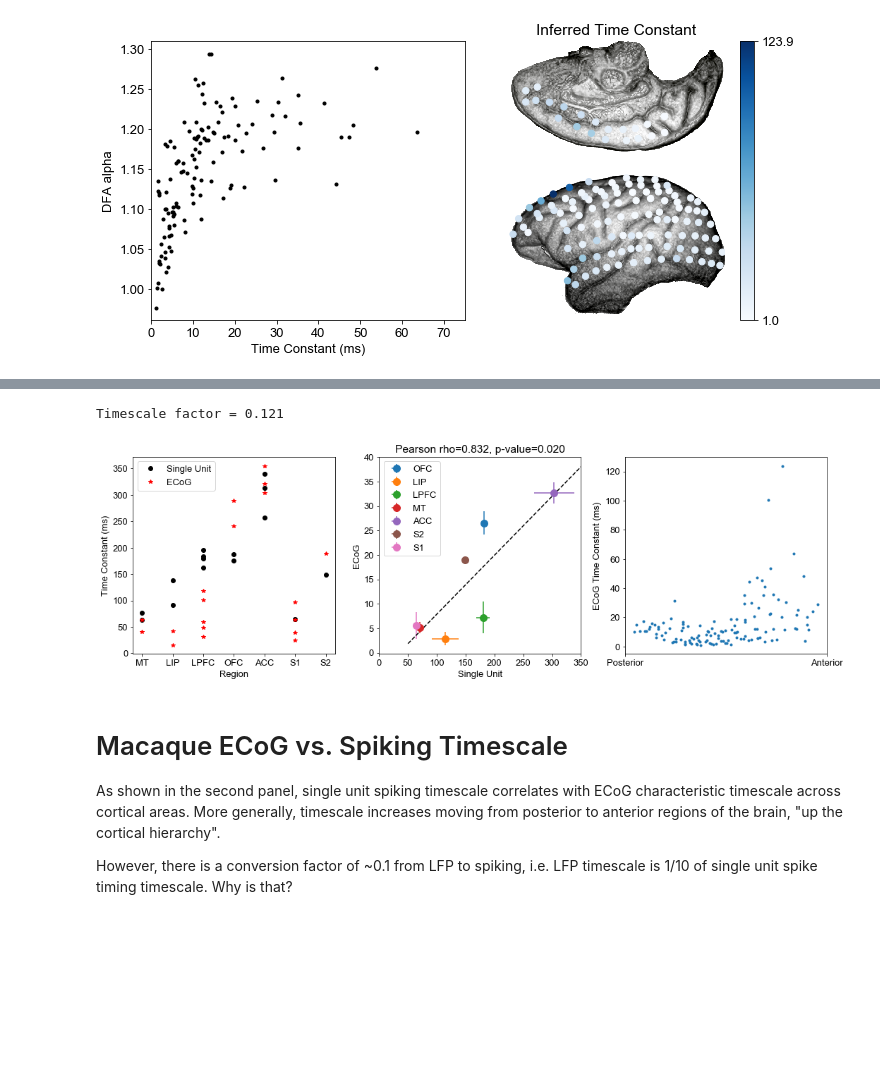
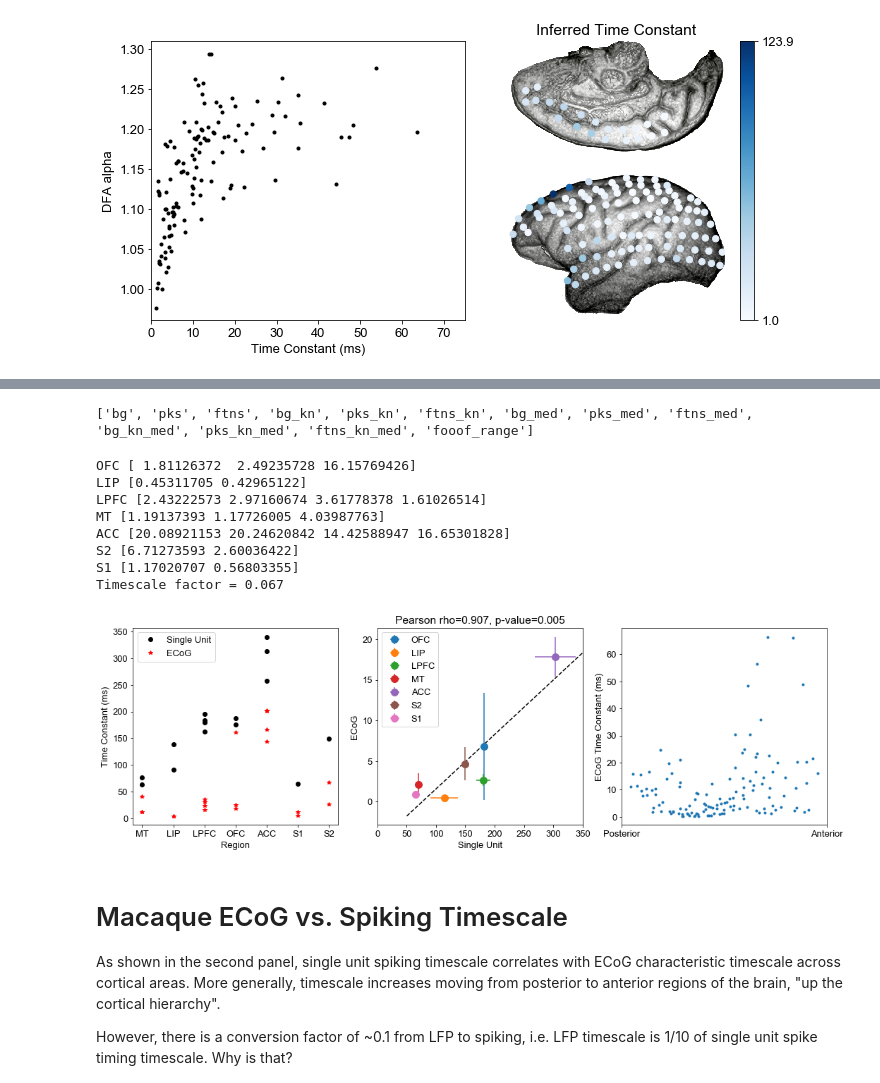
Before and after one commit to rdgao/SpaceRecon, a Jupyter notebook: notebooks/NeuroTycho/macaque_timescale.ipynb, the cells around one changed output, grey strips where cells are left out. Drawn from its saved outputs; the diff is of its cells as text; code cells hidden in the pictures; blank space fills up the shorter version.

Commit message:
got new psd and fooof pipeline working, new time constant estimates from 8 sessions (2 monkeys) plotted

```diff
--- a/notebooks/NeuroTycho/macaque_timescale.ipynb
+++ b/notebooks/NeuroTycho/macaque_timescale.ipynb
@@ -175,14 +275,41 @@ plt.tight_layout()
+# %%
+# loading fooof results
+basefolder = '/Users/rdgao/Documents/data/NeuroTycho/results/'
+monkey = 'chibi'
+
+if monkey is 'chibi':
+    chibi_ctx_file = '/Users/rdgao/Documents/data/NeuroTycho/Propofol/GridLocations/20110621KTMD_Anesthesia+and+Sleep_Chibi_Toru+Yanagawa_mat_2Dimg/ChibiMap.mat'
+    chibi_map = '/Users/rdgao/Documents/data/NeuroTycho/Propofol/GridLocations/brainmap-Chibi-v2.jpg'
+    ctx_mat = sp.io.loadmat(chibi_ctx_file, squeeze_me=True)
+    loc_inds = {'MT':[3,4,109], 'LIP':[10,11], 'LPFC':[14,15,25,26], 'OFC':[23,34,45], 'ACC':[52,57,58,59], 'S1':[9,19], 'S2':[95,108]}
+    sessionfile = 'Propofol_20120730PF_Anesthesia_and_Sleep_Chibi_Toru_Yanagawa_mat_ECoG128.npz'
+
+elif monkey is 'george':
+    george_ctx_file = '/Users/rdgao/Documents/data/NeuroTycho/Propofol/GridLocations/20110112KTMD_Anesthesia+and+Sleep_George_Toru+Yanagawa_mat_2Dimg/GeorgeMap.mat'
+    george_map = '/Users/rdgao/Documents/data/NeuroTycho/Propofol/GridLocations/Brainmap-George-v2.jpg'
+    ctx_mat = sp.io.loadmat(george_ctx_file, squeeze_me=True)
+    loc_inds = {'MT':[4,13,22], 'LIP':[10,11,20,21], 'LPFC':[15,24,25,26], 'OFC':[45,66], 'ACC':[52,57,58,59], 'S1':[18,19,30], 'S2':[1,2,9,108]}
+    sessionfile = 'Propofol_20120731PF_Anesthesia_and_Sleep_George_Toru_Yanagawa_mat_ECoG128.npz'
+
+conds = ['0_EyesOpen_', '1_EyesClosed_', '2_Delivery_', '3_Anesthesia_']
+
+cond = conds[0]
+fooof_data = load_fooof_results(basefolder+'psd/1sec_win/fooof/', cond+sessionfile)
+# %% [output]
+['bg', 'pks', 'ftns', 'bg_kn', 'pks_kn', 'ftns_kn', 'bg_med', 'pks_med', 'ftns_med', 'bg_kn_med', 'pks_kn_med', 'ftns_kn_med', 'fooof_range']
 # %%
 cell_ts = {'MT':[77.,64.], 'LIP':[138., 91.], 'LPFC':[184.,180.,195.,162.], 'OFC':[176.,188.], 'ACC':[313.,340.,257.], 'S1':[65.], 'S2':[149.]}
-loc_inds = {'MT':[4,109], 'LIP':[3,11], 'LPFC':[5,6,14,15,26], 'OFC':[45,46], 'ACC':[52,58,59], 'S1':[1,8,9,108], 'S2':[95]}
 loc_ord = ['OFC', 'LIP', 'LPFC', 'MT', 'ACC', 'S2', 'S1']
 plot_ord = [4,2,3,1,5,7,6]
 
-cond = 0
-tau_knee = tau_from_C(fooof_data_all[cond][:,1,1])*1000
-slope_knee = fooof_data_all[cond][:,2,1]
-slope_lin = fooof_data_all[cond][:,2,0]
-slope_noise = fooof_data_all[cond][:,2,2]
+# cond = 1
+# tau_knee = tau_from_C(fooof_data_all[cond][:,1,1])*1000
+
+tau_knee = tau_from_C(fooof_data['bg_kn'][:,1])*1000
+
+# slope_knee = fooof_data_all[cond][:,2,1]
+# slope_lin = fooof_data_all[cond][:,2,0]
+# slope_noise = fooof_data_all[cond][:,2,2]
 #tau_knee = slope_knee
 ts_factor = 10
 ts_mean = []
@@ -196,37 +323,44 @@ for i,key in enumerate(loc_ord):
     plt.subplot(1,3,2)
     plt.errorbar(t_cell.mean(), t_region.mean(), yerr=t_region.std(), xerr=t_cell.std(), fmt='o', ms=10, label=key)
     ts_mean.append([t_cell.mean(), t_region.mean()])
-    #print(key,t_region)
+    print(key,t_region)
 
 ts_mean = np.asarray(ts_mean)
 
 plt.subplot(1,3,1)
 plt.xticks(plot_ord,loc_ord)
 plt.xlabel('Region')
 plt.ylabel('Time Constant (ms)')
 plt.legend(['Single Unit', 'ECoG'])
 
 plt.subplot(1,3,2)
 W = np.polyfit(ts_mean[:,0], ts_mean[:,1], deg=1)
 XL = np.array(plt.xlim())
 plt.plot(XL, XL*W[0]+W[1], 'k--')
 print('Timescale factor = %.3f'%W[0])
 plt.title('Pearson rho=%.3f, p-value=%.3f'%sp.stats.pearsonr(ts_mean[:,0], ts_mean[:,1]))
 
 plt.legend()
 plt.xlim([0,350])
 plt.xlabel('Single Unit')
 plt.ylabel('ECoG')
 
 plt.subplot(1,3,3)
 plt.plot(-ctx_mat['X'], tau_knee, '.')
 
 plt.xticks(plt.xlim(), ['Posterior', 'Anterior'])
 plt.ylabel('ECoG Time Constant (ms)')
 plt.tight_layout()
 # %% [output]
-Timescale factor = 0.121
+OFC [ 1.81126372  2.49235728 16.15769426]
+LIP [0.45311705 0.42965122]
+LPFC [2.43222573 2.97160674 3.61778378 1.61026514]
+MT [1.19137393 1.17726005 4.03987763]
+ACC [20.08921153 20.24620842 14.42588947 16.65301828]
+S2 [6.71273593 2.60036422]
+S1 [1.17020707 0.56803355]
+Timescale factor = 0.067
-[figure, old version]
+[figure, new version]
 # %% [markdown]
 # Macaque ECoG vs. Spiking Timescale
 As shown in the second panel, single unit spiking timescale correlates with ECoG characteristic timescale across cortical areas. More generally, timescale increases moving from posterior to anterior regions of the brain, "up the cortical hierarchy".
```
Also changed, not shown: parts of 6 cells of this notebook, 1 other file.
